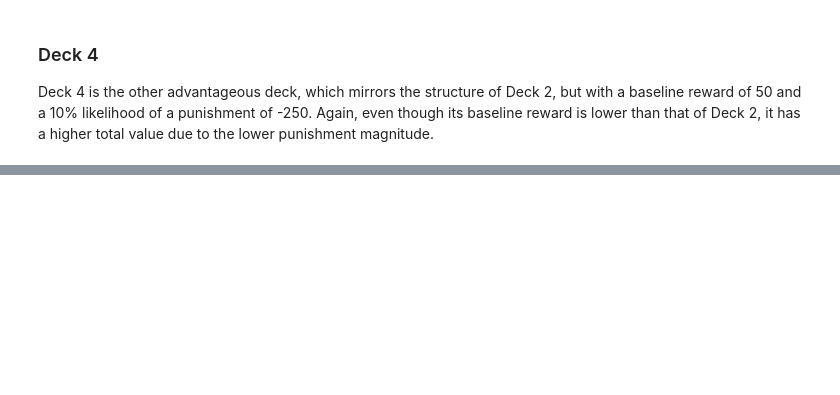
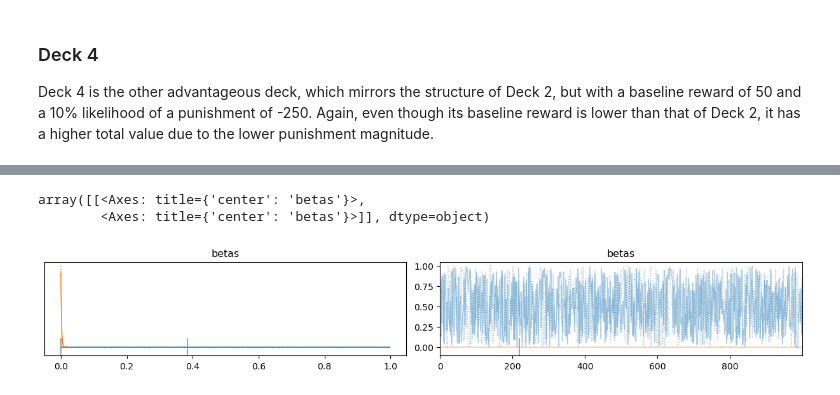
Before and after one commit to ilabcode/pyhgf, a Jupyter notebook: docs/source/notebooks/Example_4_Iowa_Gambling_Task_Short.ipynb, the cells around one changed output, grey strips where cells are left out. Saved outputs shown, nothing was run; the diff lists cells and outputs as text; code cells hidden in the pictures; blank space fills up the shorter version.

```diff
--- a/docs/source/notebooks/Example_4_Iowa_Gambling_Task_Short.ipynb
+++ b/docs/source/notebooks/Example_4_Iowa_Gambling_Task_Short.ipynb
@@ -703,0 +316,9 @@ Inputs types: [TensorType(float64, shape=())]
+# %%
+# fix the value of observed parameters
+logp_fn = Partial(
+    response_function,
+    input_data=u,
+    decisions=decisions.T,
+    observed=observed.T,
+    network=two_levels_continuous_hgf,
+)
@@ -703,0 +396,5 @@ Inputs types: [TensorType(float64, shape=())]
+# %%
+with pm.Model() as model:
+    betas = pm.Beta("betas", 1.0, 1.0, shape=2)
+    pm.Potential("hgf", custom_op(beta_1=betas[0], beta_2=betas[1]))
+    idata = pm.sample(chains=2, cores=1)
@@ -703,0 +415,6 @@ Inputs types: [TensorType(float64, shape=())]
+# %%
+az.plot_trace(idata)
+# %% [output]
+array([[<Axes: title={'center': 'betas'}>,
+        <Axes: title={'center': 'betas'}>]], dtype=object)
+[figure, added]
```
Also changed, not shown: parts of 65 cells of this notebook.
